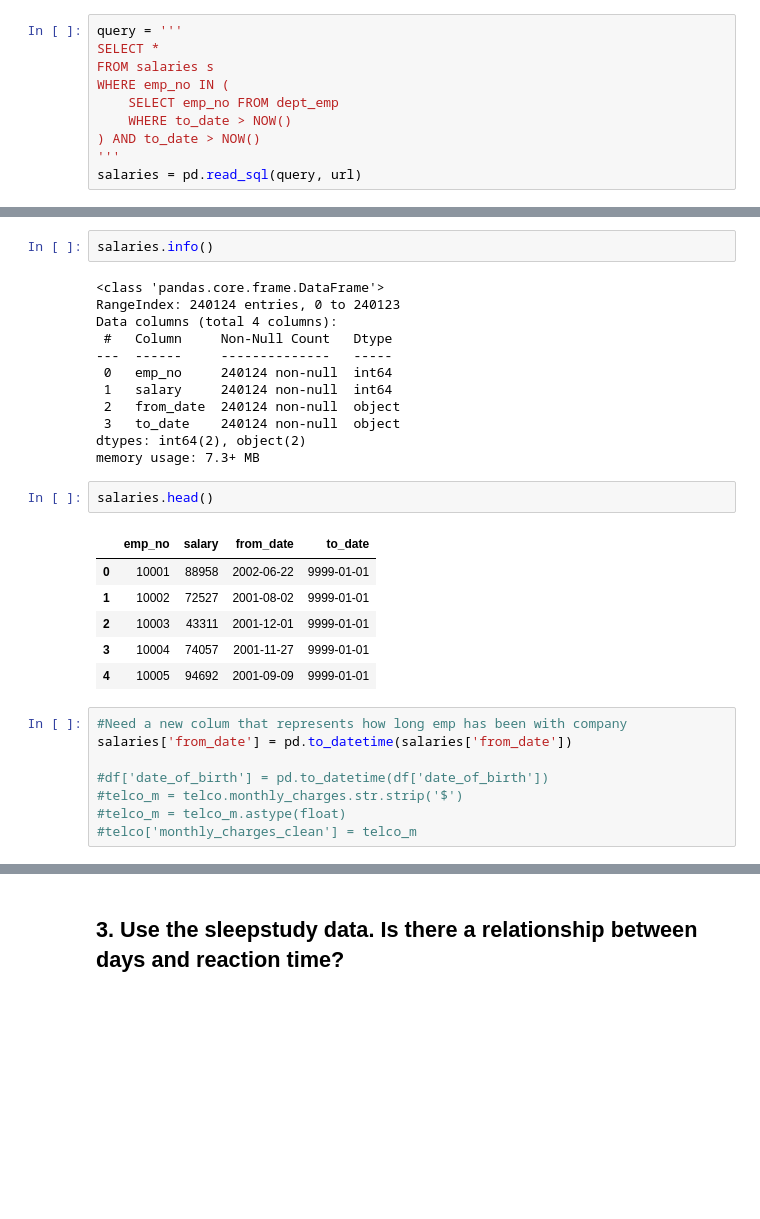
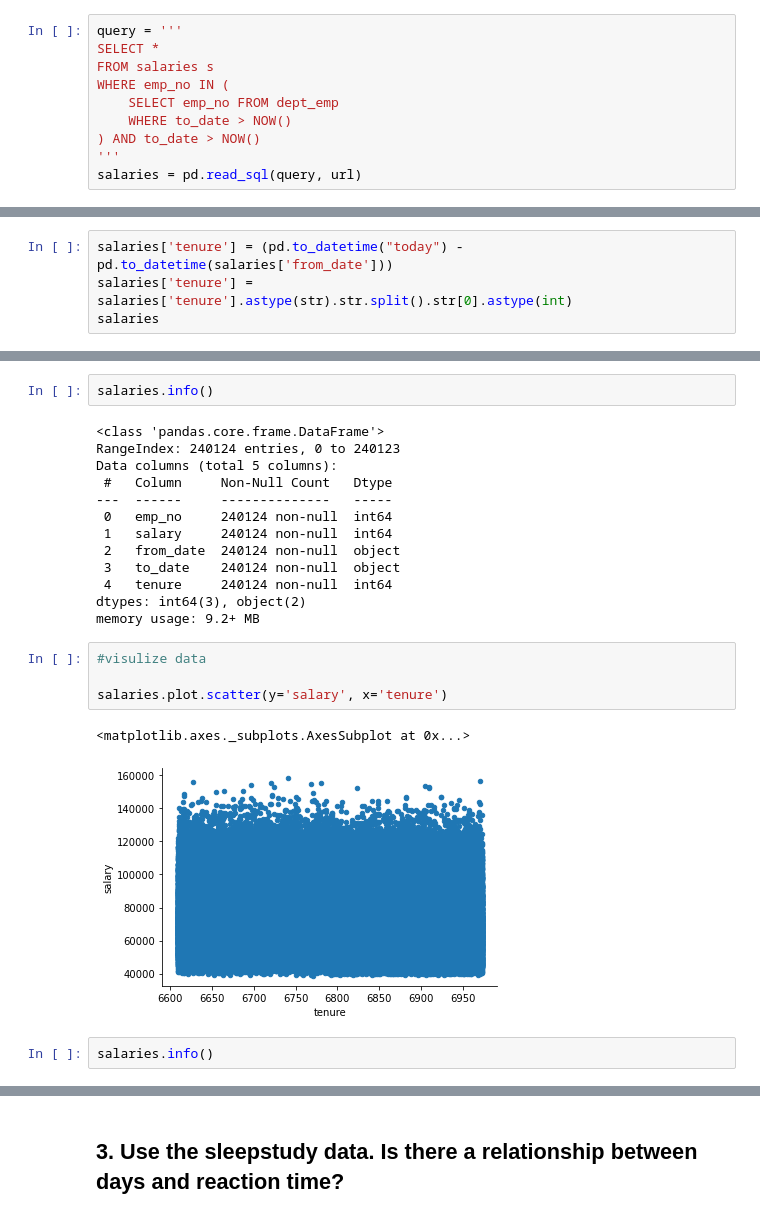
Before and after one commit to CSolitaire/statistics-exercises, a Jupyter notebook: hypothesis_testing.ipynb, the cells around one changed output, grey strips where cells are left out. Cells and saved outputs as stored; diff of their text form; blank space fills up the shorter version.

```diff
--- a/hypothesis_testing.ipynb
+++ b/hypothesis_testing.ipynb
@@ -827,0 +869,4 @@ salaries = pd.read_sql(query, url)
+# %%
+salaries['tenure'] = (pd.to_datetime("today") - pd.to_datetime(salaries['from_date']))
+salaries['tenure'] = salaries['tenure'].astype(str).str.split().str[0].astype(int)
+salaries
@@ -830,29 +889,22 @@ salaries.info()
 # %% [output]
 <class 'pandas.core.frame.DataFrame'>
 RangeIndex: 240124 entries, 0 to 240123
-Data columns (total 4 columns):
+Data columns (total 5 columns):
  #   Column     Non-Null Count   Dtype
 ---  ------     --------------   -----
  0   emp_no     240124 non-null  int64
  1   salary     240124 non-null  int64
  2   from_date  240124 non-null  object
  3   to_date    240124 non-null  object
-dtypes: int64(2), object(2)
-memory usage: 7.3+ MB
+ 4   tenure     240124 non-null  int64
+dtypes: int64(3), object(2)
+memory usage: 9.2+ MB
+# %%
+#visulize data
+
+salaries.plot.scatter(y='salary', x='tenure')
+# %% [output]
+<matplotlib.axes._subplots.AxesSubplot at 0x...>
+[figure, added]
 # %%
-salaries.head()
+salaries.info()
-# %% [output]
-|  | emp_no | salary | from_date | to_date |
-| 0 | 10001 | 88958 | 2002-06-22 | 9999-01-01 |
-| 1 | 10002 | 72527 | 2001-08-02 | 9999-01-01 |
-| 2 | 10003 | 43311 | 2001-12-01 | 9999-01-01 |
-| 3 | 10004 | 74057 | 2001-11-27 | 9999-01-01 |
-| 4 | 10005 | 94692 | 2001-09-09 | 9999-01-01 |
-# %%
-#Need a new colum that represents how long emp has been with company
-salaries['from_date'] = pd.to_datetime(salaries['from_date'])
-
-#df['date_of_birth'] = pd.to_datetime(df['date_of_birth'])
-#telco_m = telco.monthly_charges.str.strip('$')
-#telco_m = telco_m.astype(float)
-#telco['monthly_charges_clean'] = telco_m
```
Also changed, not shown: parts of 34 cells of this notebook.
